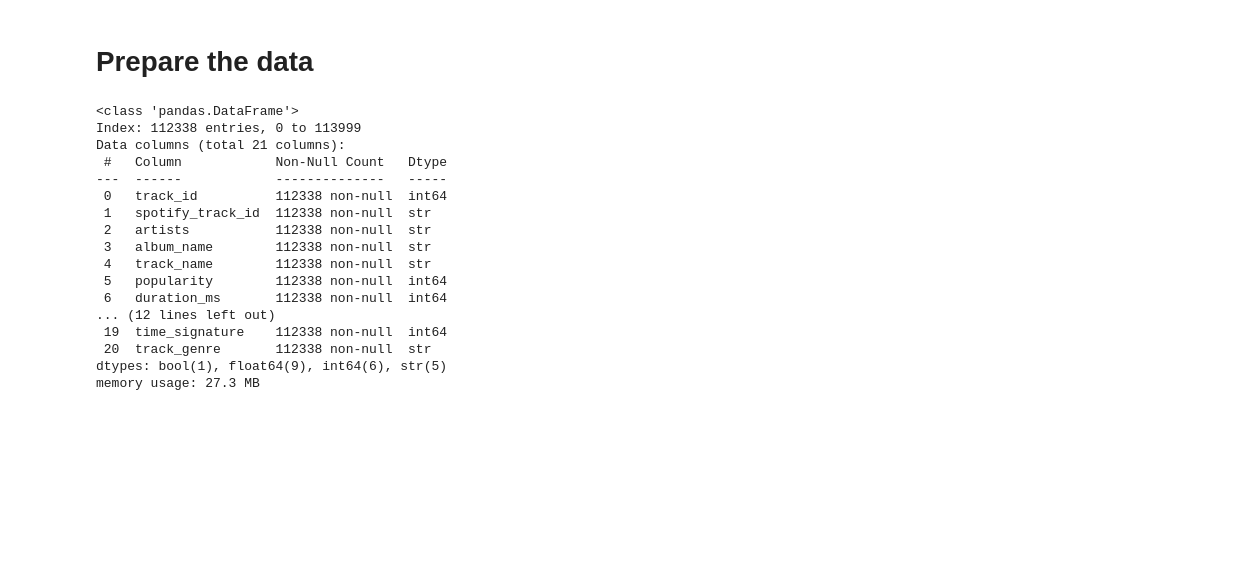
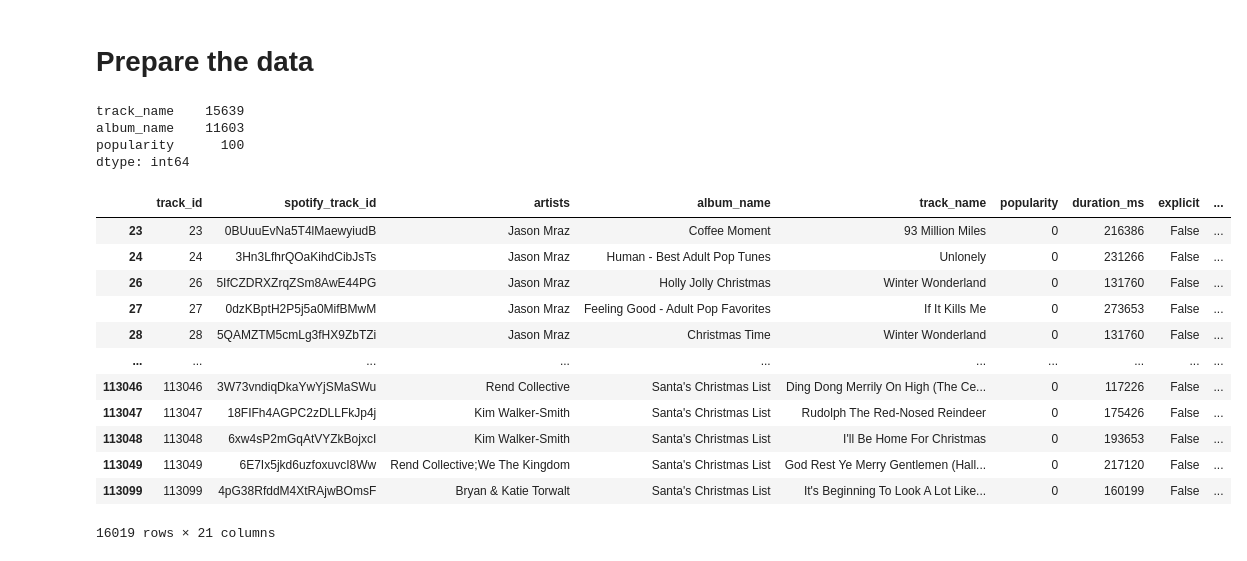
Before and after one commit to milaaano/TrackPopularityModel, a Jupyter notebook: notebooks/01_data_enrichment.ipynb, the cells around one changed output. Saved outputs shown, nothing was run; the diff lists cells and outputs as text; code cells hidden in the pictures; blank space fills up the shorter version.

Commit message:
cleaned up the 114k dataset

```diff
--- a/notebooks/01_data_enrichment.ipynb
+++ b/notebooks/01_data_enrichment.ipynb
@@ -35,23 +35,29 @@ junk = (artist_med > 30) & (data['popularity'] < 10)
 
 clean_data = data[~junk].copy()
 
-clean_data.info()
-# TODO: the last impute line leak a tiny bit of information - for the train/test split, since it uses the whole dataset for average
+clean_data["primary_artist"] = clean_data["artists"].str.split(";").str[0].str.strip()
+g = clean_data.groupby(["primary_artist", "duration_ms"])
+g.filter(lambda x: len(x) > 1).sort_values(["primary_artist", "duration_ms"])[
+    ["track_name", "album_name", "popularity"]
+].nunique()
 # %% [output]
-<class 'pandas.DataFrame'>
-Index: 112338 entries, 0 to 113999
-Data columns (total 21 columns):
- #   Column            Non-Null Count   Dtype
----  ------            --------------   -----
- 0   track_id          112338 non-null  int64
- 1   spotify_track_id  112338 non-null  str
- 2   artists           112338 non-null  str
- 3   album_name        112338 non-null  str
- 4   track_name        112338 non-null  str
- 5   popularity        112338 non-null  int64
- 6   duration_ms       112338 non-null  int64
-... (12 lines left out)
- 19  time_signature    112338 non-null  int64
- 20  track_genre       112338 non-null  str
-dtypes: bool(1), float64(9), int64(6), str(5)
-memory usage: 27.3 MB
+track_name    15639
+album_name    11603
+popularity      100
+dtype: int64
+# %%
+data[data['popularity'] == 0]
+# %% [output]
+|  | track_id | spotify_track_id | artists | album_name | track_name | popularity | duration_ms | explicit | ... |
+| 23 | 23 | 0BUuuEvNa5T4lMaewyiudB | Jason Mraz | Coffee Moment | 93 Million Miles | 0 | 216386 | False | ... |
+| 24 | 24 | 3Hn3LfhrQOaKihdCibJsTs | Jason Mraz | Human - Best Adult Pop Tunes | Unlonely | 0 | 231266 | False | ... |
+| 26 | 26 | 5IfCZDRXZrqZSm8AwE44PG | Jason Mraz | Holly Jolly Christmas | Winter Wonderland | 0 | 131760 | False | ... |
+| 27 | 27 | 0dzKBptH2P5j5a0MifBMwM | Jason Mraz | Feeling Good - Adult Pop Favorites | If It Kills Me | 0 | 273653 | False | ... |
+| 28 | 28 | 5QAMZTM5cmLg3fHX9ZbTZi | Jason Mraz | Christmas Time | Winter Wonderland | 0 | 131760 | False | ... |
+| ... | ... | ... | ... | ... | ... | ... | ... | ... | ... |
+| 113046 | 113046 | 3W73vndiqDkaYwYjSMaSWu | Rend Collective | Santa's Christmas List | Ding Dong Merrily On High (The Ce... | 0 | 117226 | False | ... |
+| 113047 | 113047 | 18FIFh4AGPC2zDLLFkJp4j | Kim Walker-Smith | Santa's Christmas List | Rudolph The Red-Nosed Reindeer | 0 | 175426 | False | ... |
+| 113048 | 113048 | 6xw4sP2mGqAtVYZkBojxcI | Kim Walker-Smith | Santa's Christmas List | I'll Be Home For Christmas | 0 | 193653 | False | ... |
+| 113049 | 113049 | 6E7Ix5jkd6uzfoxuvcI8Ww | Rend Collective;We The Kingdom | Santa's Christmas List | God Rest Ye Merry Gentlemen (Hall... | 0 | 217120 | False | ... |
+| 113099 | 113099 | 4pG38RfddM4XtRAjwBOmsF | Bryan & Katie Torwalt | Santa's Christmas List | It's Beginning To Look A Lot Like... | 0 | 160199 | False | ... |
+16019 rows × 21 columns
```
Also changed, not shown: parts of 7 cells of this notebook, 5 other files.
